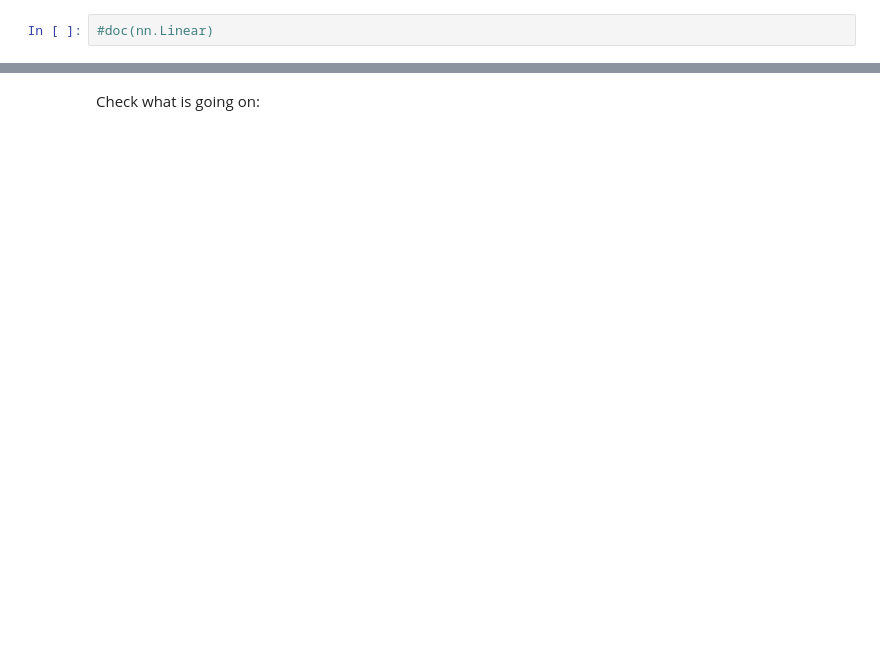
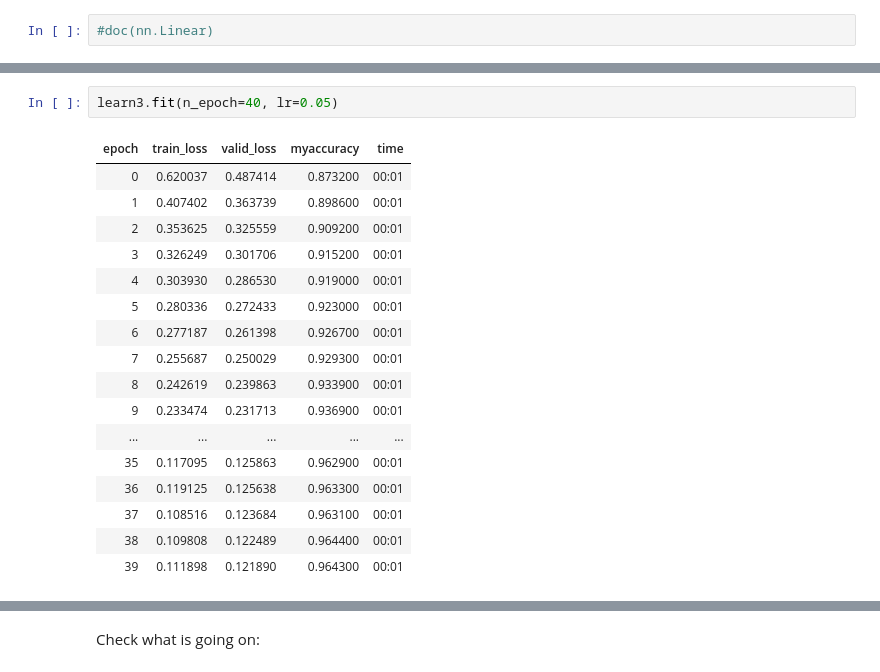
Before and after one commit to francescolosterzo/fastbook, a Jupyter notebook: exercises/mnist_full.ipynb, the cells around one changed output, grey strips where cells are left out. Cells and saved outputs as stored; diff of their text form; blank space fills up the shorter version.

```diff
--- a/exercises/mnist_full.ipynb
+++ b/exercises/mnist_full.ipynb
@@ -436,2 +457,22 @@ learn2.fit(n_epoch=40, lr=0.05)
+# %%
+learn3.fit(n_epoch=40, lr=0.05)
+# %% [output]
+| epoch | train_loss | valid_loss | myaccuracy | time |
+| 0 | 0.620037 | 0.487414 | 0.873200 | 00:01 |
+| 1 | 0.407402 | 0.363739 | 0.898600 | 00:01 |
+| 2 | 0.353625 | 0.325559 | 0.909200 | 00:01 |
+| 3 | 0.326249 | 0.301706 | 0.915200 | 00:01 |
+| 4 | 0.303930 | 0.286530 | 0.919000 | 00:01 |
+| 5 | 0.280336 | 0.272433 | 0.923000 | 00:01 |
+| 6 | 0.277187 | 0.261398 | 0.926700 | 00:01 |
+| 7 | 0.255687 | 0.250029 | 0.929300 | 00:01 |
+| 8 | 0.242619 | 0.239863 | 0.933900 | 00:01 |
+| 9 | 0.233474 | 0.231713 | 0.936900 | 00:01 |
+| ... | ... | ... | ... | ... |
+| 35 | 0.117095 | 0.125863 | 0.962900 | 00:01 |
+| 36 | 0.119125 | 0.125638 | 0.963300 | 00:01 |
+| 37 | 0.108516 | 0.123684 | 0.963100 | 00:01 |
+| 38 | 0.109808 | 0.122489 | 0.964400 | 00:01 |
+| 39 | 0.111898 | 0.121890 | 0.964300 | 00:01 |
 # %%
 plt.plot(L(learn1.recorder.values).itemgot(2), label='w/ myloss');
```
Also changed, not shown: parts of 42 cells of this notebook.
